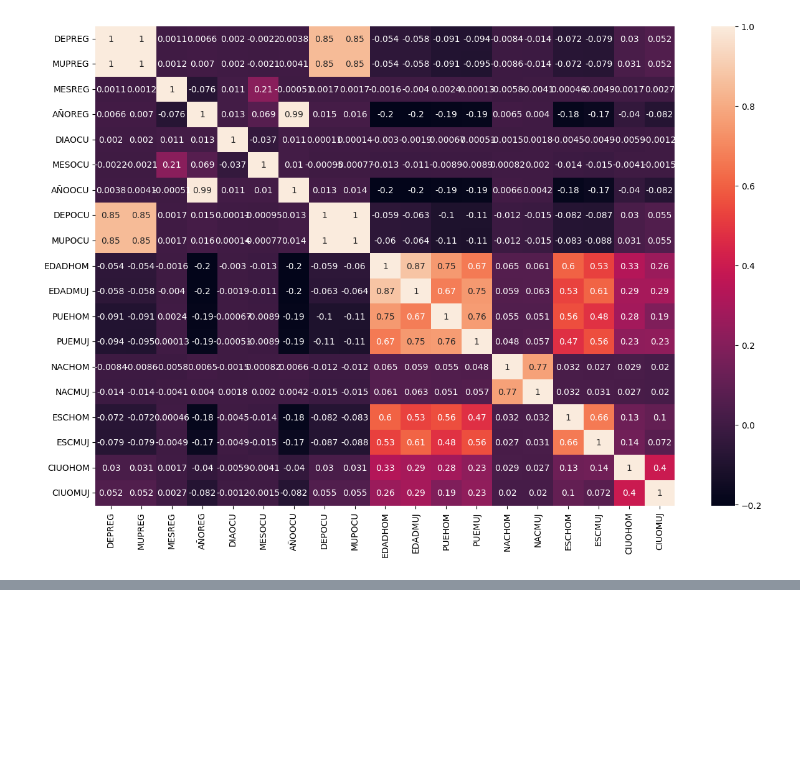
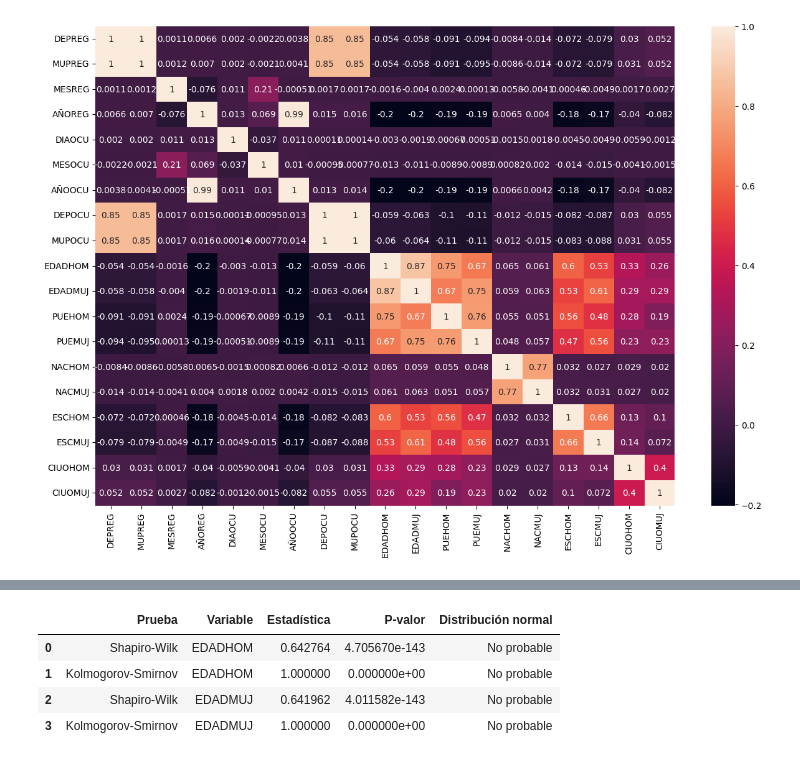
Before and after one commit to DanielRasho/MD-Proyecto3, a Jupyter notebook: ReporteFinal.ipynb, the cells around one changed output, grey strips where cells are left out. Saved outputs shown, nothing was run; the diff lists cells and outputs as text; code cells hidden in the pictures; blank space fills up the shorter version.

```diff
--- a/ReporteFinal.ipynb
+++ b/ReporteFinal.ipynb
@@ -228,0 +303,8 @@ ValueError: could not convert string to float: 'Guatemala'
+# %%
+normality_tests(divorces_df)
+# %% [output]
+|  | Prueba | Variable | Estadística | P-valor | Distribución normal |
+| 0 | Shapiro-Wilk | EDADHOM | 0.642764 | 4.705670e-143 | No probable |
+| 1 | Kolmogorov-Smirnov | EDADHOM | 1.000000 | 0.000000e+00 | No probable |
+| 2 | Shapiro-Wilk | EDADMUJ | 0.641962 | 4.011582e-143 | No probable |
+| 3 | Kolmogorov-Smirnov | EDADMUJ | 1.000000 | 0.000000e+00 | No probable |
```
Also changed, not shown: parts of 14 cells of this notebook, 2 other files.
